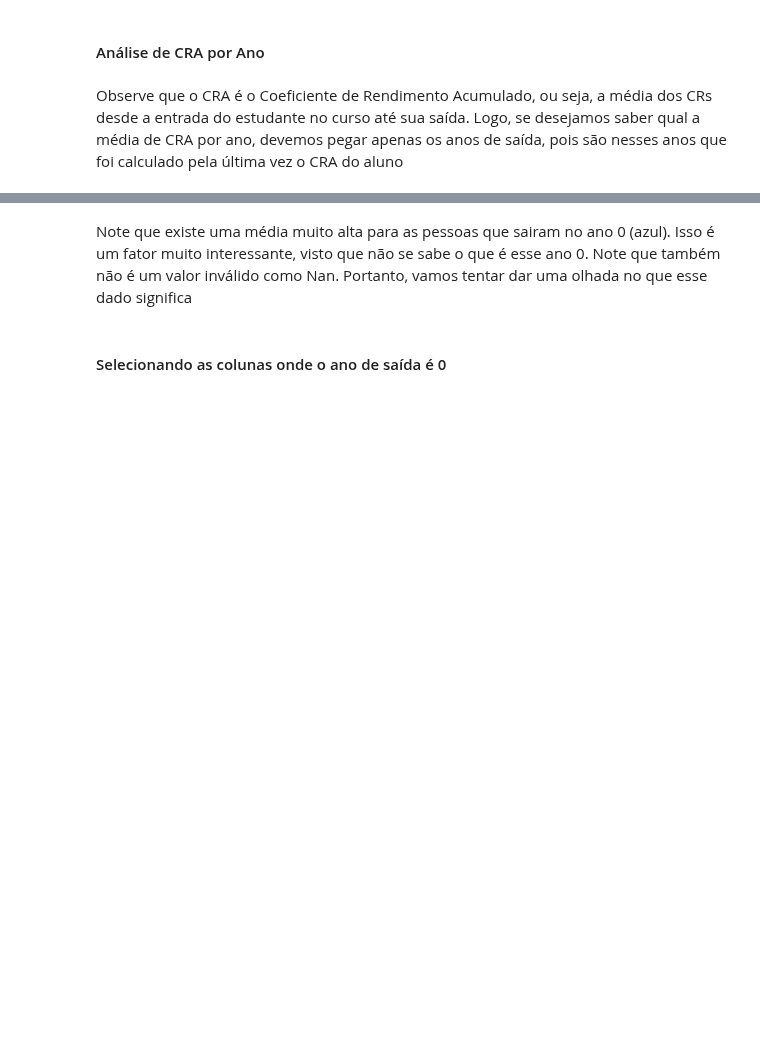
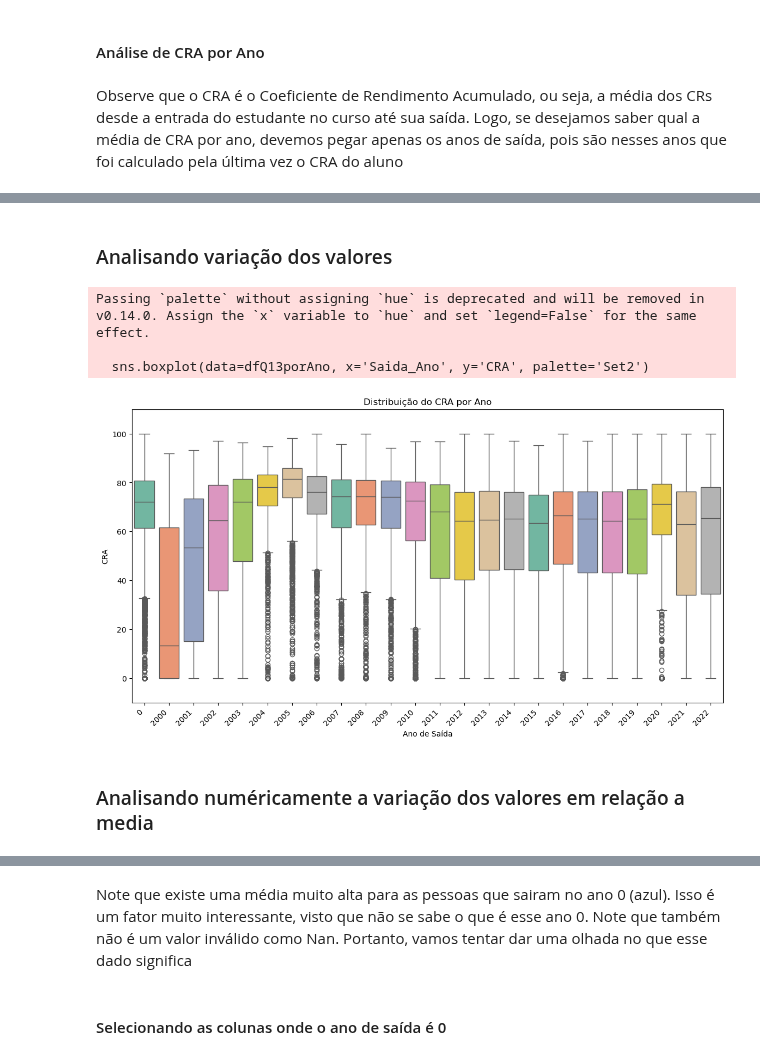
Before and after one commit to Duds04/Projeto_Dados, a Jupyter notebook: src/RespostasParte1.ipynb, the cells around one changed output, grey strips where cells are left out. Saved outputs shown, nothing was run; the diff lists cells and outputs as text; code cells hidden in the pictures; blank space fills up the shorter version.

```diff
--- a/src/RespostasParte1.ipynb
+++ b/src/RespostasParte1.ipynb
@@ -483,0 +635,32 @@ plt.plot()
+# %% [markdown]
+### Analisando variação dos valores
+# %%
+dfQ13porAno = df[['CRA', 'Saida_Ano']]
+
+# Configurar o tamanho do gráfico
+plt.figure(figsize=(14, 7))
+
+# Plotar o box plot
+sns.boxplot(data=dfQ13porAno, x='Saida_Ano', y='CRA', palette='Set2')
+
+# Adicionar título e rótulos aos eixos
+plt.title('Distribuição do CRA por Ano')
+plt.xlabel('Ano de Saída')
+plt.ylabel('CRA')
+
+
+# Ajustar os limites do eixo Y para garantir que todos os dados sejam visíveis
+plt.ylim(dfQ13porAno.groupby('Saida_Ano')['CRA'].min() - 10, dfQ13porAno.groupby('Saida_Ano')['CRA'].max() + 10)
+
+# Ajustar rótulos do eixo X
+plt.xticks(rotation=45, ha='right')  # Rotaciona e alinha os rótulos
+
+# Mostrar o gráfico
+plt.show()
+# %% [output]
+Passing `palette` without assigning `hue` is deprecated and will be removed in v0.14.0. Assign the `x` variable to `hue` and set `legend=False` for the same effect.
+
+  sns.boxplot(data=dfQ13porAno, x='Saida_Ano', y='CRA', palette='Set2')
+[figure, added]
+# %% [markdown]
+### Analisando numéricamente a variação dos valores em relação a media
```
Also changed, not shown: parts of 29 cells of this notebook.
